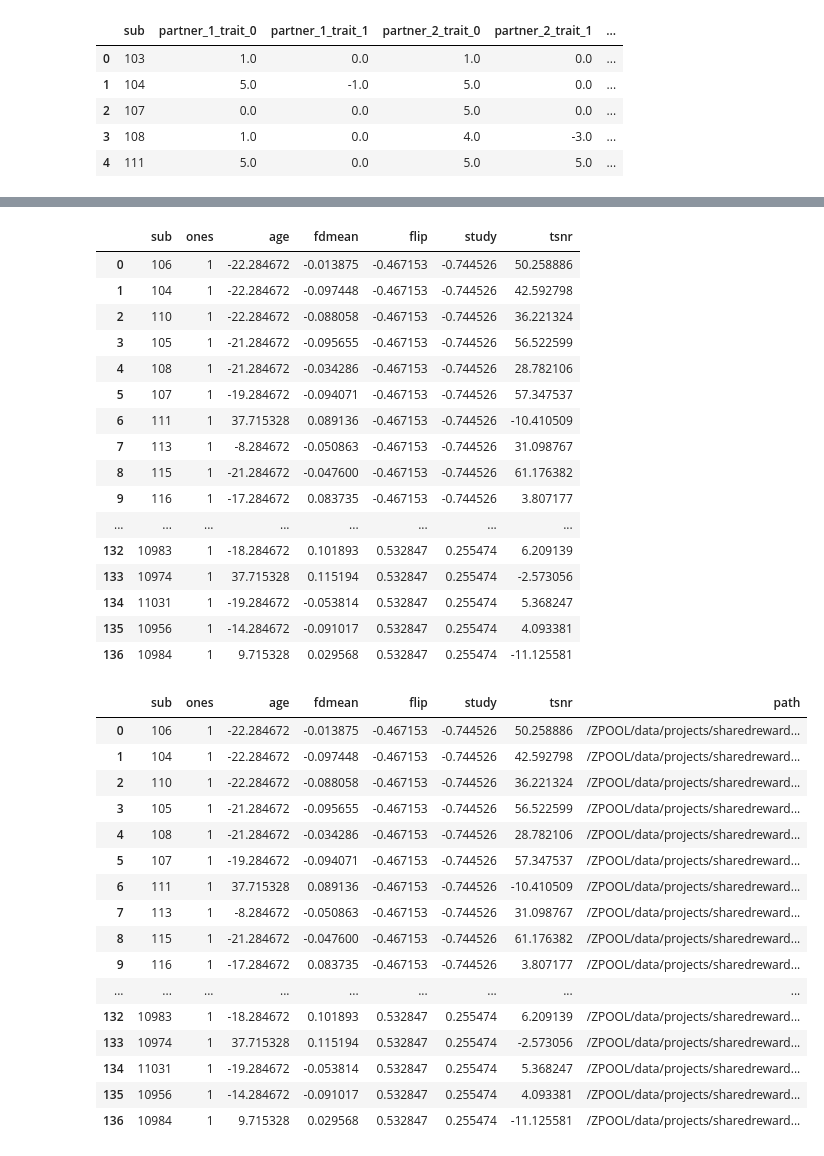
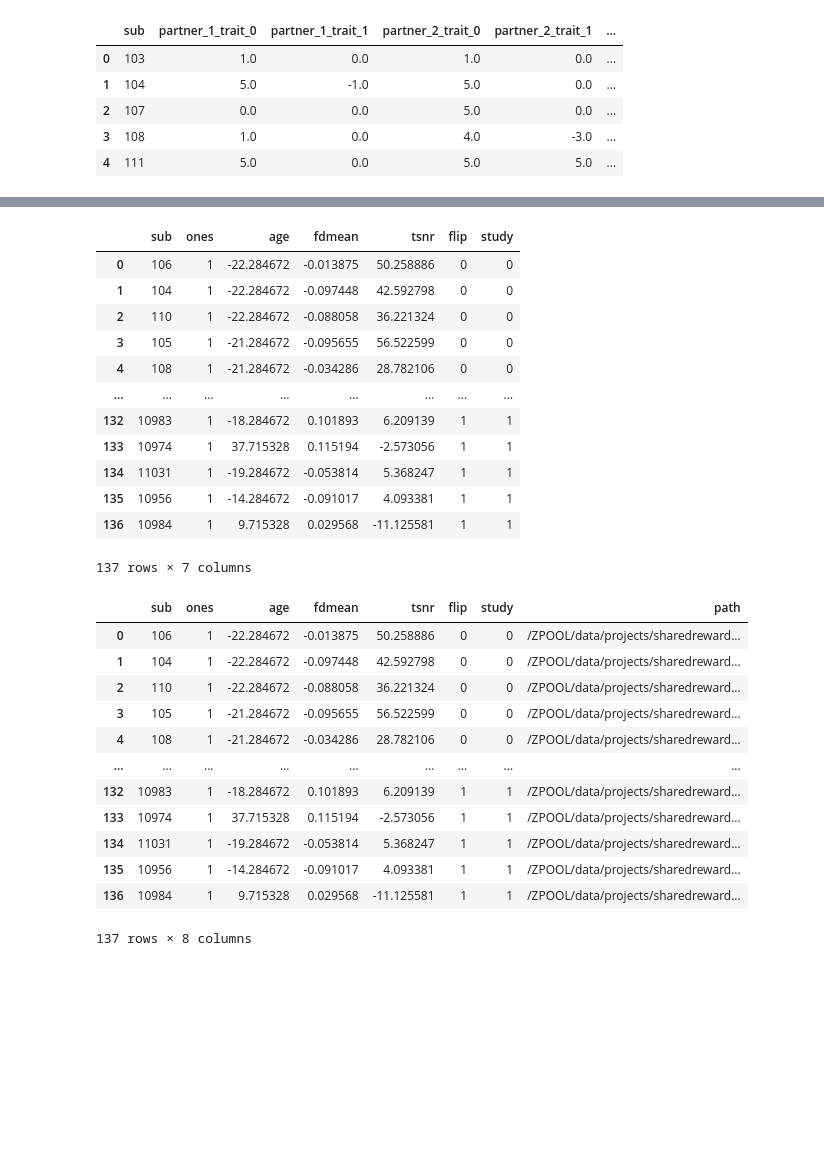
Before and after one commit to DVS-Lab/sharedreward-aging, a Jupyter notebook: code/sharedreward-covariates.ipynb, the cells around one changed output, grey strips where cells are left out. Cells and saved outputs as stored; diff of their text form; code cells hidden in the pictures; blank space fills up the shorter version.

Commit message:
Update covs code to no longer demean flip and study dummy regressors

```diff
--- a/code/sharedreward-covariates.ipynb
+++ b/code/sharedreward-covariates.ipynb
@@ -10,8 +10,8 @@ import pandas as pd
 import numpy as np
 import os
 # %%
-pd.set_option('display.max_colwidth', None)
-pd.set_option('display.max_rows', None)
+#pd.set_option('display.max_colwidth', None)
+#pd.set_option('display.max_rows', None)
 # %%
 script_dir = os.getcwd()
 # %%
@@ -275,71 +245,72 @@ print(metric_run_merge_df)
 # %%
-columns_to_demean = metric_run_merge_df.columns.difference(['sub'])
+import pandas as pd
+
+# Define columns to demean, excluding 'sub', 'flip', and 'study'
+columns_to_demean = metric_run_merge_df.columns.difference(['sub', 'flip', 'study'])
 
 # Demean the selected columns
 demeaned_df = metric_run_merge_df[columns_to_demean].apply(lambda x: x - x.mean(), axis=0)
 
 # Combine the demeaned columns with the original 'B' column
-result_df = pd.concat([demeaned_df, metric_run_merge_df['sub']], axis=1)
+result_df = pd.concat([demeaned_df, metric_run_merge_df[['sub', 'flip', 'study']]], axis=1)
 
-columns = result_df.columns.tolist()
+# Add 'ones' column as '1' based on 'sub'
 result_df['ones'] = result_df['sub'].apply(lambda x: '1')
+
+# Reorder columns with 'sub' and 'ones' at the beginning
 columns = result_df.columns.tolist()
 columns.insert(0, columns.pop(columns.index('sub')))
 columns.insert(1, columns.pop(columns.index('ones')))
 result_df = result_df[columns]
 
+# Display the result
 display(result_df)
+
+# Save to CSV
 result_df.to_csv('result_df.csv', index=False)
 # %% [output]
-|  | sub | ones | age | fdmean | flip | study | tsnr |
-| 0 | 106 | 1 | -22.284672 | -0.013875 | -0.467153 | -0.744526 | 50.258886 |
-| 1 | 104 | 1 | -22.284672 | -0.097448 | -0.467153 | -0.744526 | 42.592798 |
-| 2 | 110 | 1 | -22.284672 | -0.088058 | -0.467153 | -0.744526 | 36.221324 |
-| 3 | 105 | 1 | -21.284672 | -0.095655 | -0.467153 | -0.744526 | 56.522599 |
-| 4 | 108 | 1 | -21.284672 | -0.034286 | -0.467153 | -0.744526 | 28.782106 |
-| 5 | 107 | 1 | -19.284672 | -0.094071 | -0.467153 | -0.744526 | 57.347537 |
-| 6 | 111 | 1 | 37.715328 | 0.089136 | -0.467153 | -0.744526 | -10.410509 |
-| 7 | 113 | 1 | -8.284672 | -0.050863 | -0.467153 | -0.744526 | 31.098767 |
-| 8 | 115 | 1 | -21.284672 | -0.047600 | -0.467153 | -0.744526 | 61.176382 |
-| 9 | 116 | 1 | -17.284672 | 0.083735 | -0.467153 | -0.744526 | 3.807177 |
+|  | sub | ones | age | fdmean | tsnr | flip | study |
+| 0 | 106 | 1 | -22.284672 | -0.013875 | 50.258886 | 0 | 0 |
+| 1 | 104 | 1 | -22.284672 | -0.097448 | 42.592798 | 0 | 0 |
+| 2 | 110 | 1 | -22.284672 | -0.088058 | 36.221324 | 0 | 0 |
+| 3 | 105 | 1 | -21.284672 | -0.095655 | 56.522599 | 0 | 0 |
+| 4 | 108 | 1 | -21.284672 | -0.034286 | 28.782106 | 0 | 0 |
 | ... | ... | ... | ... | ... | ... | ... | ... |
-| 132 | 10983 | 1 | -18.284672 | 0.101893 | 0.532847 | 0.255474 | 6.209139 |
-| 133 | 10974 | 1 | 37.715328 | 0.115194 | 0.532847 | 0.255474 | -2.573056 |
-| 134 | 11031 | 1 | -19.284672 | -0.053814 | 0.532847 | 0.255474 | 5.368247 |
-| 135 | 10956 | 1 | -14.284672 | -0.091017 | 0.532847 | 0.255474 | 4.093381 |
-| 136 | 10984 | 1 | 9.715328 | 0.029568 | 0.532847 | 0.255474 | -11.125581 |
+| 132 | 10983 | 1 | -18.284672 | 0.101893 | 6.209139 | 1 | 1 |
+| 133 | 10974 | 1 | 37.715328 | 0.115194 | -2.573056 | 1 | 1 |
+| 134 | 11031 | 1 | -19.284672 | -0.053814 | 5.368247 | 1 | 1 |
+| 135 | 10956 | 1 | -14.284672 | -0.091017 | 4.093381 | 1 | 1 |
+| 136 | 10984 | 1 | 9.715328 | 0.029568 | -11.125581 | 1 | 1 |
+137 rows × 7 columns
 # %%
 ## Now it will make the most sense to merge the inputs to the covariates dataframe for quality assurance and easier copy pasting
 
 # Re-extract the sub variable from the L3inputs
 fsl_df['sub'] = fsl_df['path'].str.extract(r'sub-(\d+)').astype(int)
 # fsl_df = fsl_df.drop(['Subject', 'Run'], axis = 1)
 columns = fsl_df.columns.tolist()
 columns.insert(0, columns.pop(columns.index('sub')))
 fsl_df = fsl_df[columns]
 
 # Merge result
 final_df = pd.merge(result_df, fsl_df, on='sub')
+final_df = final_df.drop(['Subject', 'Run'], axis = 1)
 display(final_df)
 final_df.to_csv('final_df.csv', index=False)
 # %% [output]
-|  | sub | ones | age | fdmean | flip | study | tsnr | path |
-| 0 | 106 | 1 | -22.284672 | -0.013875 | -0.467153 | -0.744526 | 50.258886 | /ZPOOL/data/projects/sharedreward... |
-| 1 | 104 | 1 | -22.284672 | -0.097448 | -0.467153 | -0.744526 | 42.592798 | /ZPOOL/data/projects/sharedreward... |
-| 2 | 110 | 1 | -22.284672 | -0.088058 | -0.467153 | -0.744526 | 36.221324 | /ZPOOL/data/projects/sharedreward... |
-| 3 | 105 | 1 | -21.284672 | -0.095655 | -0.467153 | -0.744526 | 56.522599 | /ZPOOL/data/projects/sharedreward... |
-| 4 | 108 | 1 | -21.284672 | -0.034286 | -0.467153 | -0.744526 | 28.782106 | /ZPOOL/data/projects/sharedreward... |
-| 5 | 107 | 1 | -19.284672 | -0.094071 | -0.467153 | -0.744526 | 57.347537 | /ZPOOL/data/projects/sharedreward... |
-| 6 | 111 | 1 | 37.715328 | 0.089136 | -0.467153 | -0.744526 | -10.410509 | /ZPOOL/data/projects/sharedreward... |
-| 7 | 113 | 1 | -8.284672 | -0.050863 | -0.467153 | -0.744526 | 31.098767 | /ZPOOL/data/projects/sharedreward... |
-| 8 | 115 | 1 | -21.284672 | -0.047600 | -0.467153 | -0.744526 | 61.176382 | /ZPOOL/data/projects/sharedreward... |
-| 9 | 116 | 1 | -17.284672 | 0.083735 | -0.467153 | -0.744526 | 3.807177 | /ZPOOL/data/projects/sharedreward... |
+|  | sub | ones | age | fdmean | tsnr | flip | study | path |
+| 0 | 106 | 1 | -22.284672 | -0.013875 | 50.258886 | 0 | 0 | /ZPOOL/data/projects/sharedreward... |
+| 1 | 104 | 1 | -22.284672 | -0.097448 | 42.592798 | 0 | 0 | /ZPOOL/data/projects/sharedreward... |
+| 2 | 110 | 1 | -22.284672 | -0.088058 | 36.221324 | 0 | 0 | /ZPOOL/data/projects/sharedreward... |
+| 3 | 105 | 1 | -21.284672 | -0.095655 | 56.522599 | 0 | 0 | /ZPOOL/data/projects/sharedreward... |
+| 4 | 108 | 1 | -21.284672 | -0.034286 | 28.782106 | 0 | 0 | /ZPOOL/data/projects/sharedreward... |
 | ... | ... | ... | ... | ... | ... | ... | ... | ... |
-| 132 | 10983 | 1 | -18.284672 | 0.101893 | 0.532847 | 0.255474 | 6.209139 | /ZPOOL/data/projects/sharedreward... |
-| 133 | 10974 | 1 | 37.715328 | 0.115194 | 0.532847 | 0.255474 | -2.573056 | /ZPOOL/data/projects/sharedreward... |
-| 134 | 11031 | 1 | -19.284672 | -0.053814 | 0.532847 | 0.255474 | 5.368247 | /ZPOOL/data/projects/sharedreward... |
-| 135 | 10956 | 1 | -14.284672 | -0.091017 | 0.532847 | 0.255474 | 4.093381 | /ZPOOL/data/projects/sharedreward... |
-| 136 | 10984 | 1 | 9.715328 | 0.029568 | 0.532847 | 0.255474 | -11.125581 | /ZPOOL/data/projects/sharedreward... |
+| 132 | 10983 | 1 | -18.284672 | 0.101893 | 6.209139 | 1 | 1 | /ZPOOL/data/projects/sharedreward... |
+| 133 | 10974 | 1 | 37.715328 | 0.115194 | -2.573056 | 1 | 1 | /ZPOOL/data/projects/sharedreward... |
+| 134 | 11031 | 1 | -19.284672 | -0.053814 | 5.368247 | 1 | 1 | /ZPOOL/data/projects/sharedreward... |
+| 135 | 10956 | 1 | -14.284672 | -0.091017 | 4.093381 | 1 | 1 | /ZPOOL/data/projects/sharedreward... |
+| 136 | 10984 | 1 | 9.715328 | 0.029568 | -11.125581 | 1 | 1 | /ZPOOL/data/projects/sharedreward... |
+137 rows × 8 columns
 # %%
 # Table for basic model
 #table_sub = full_covs_df[['sub', 'age',
```
Also changed, not shown: parts of 9 cells of this notebook, 2 other files.
